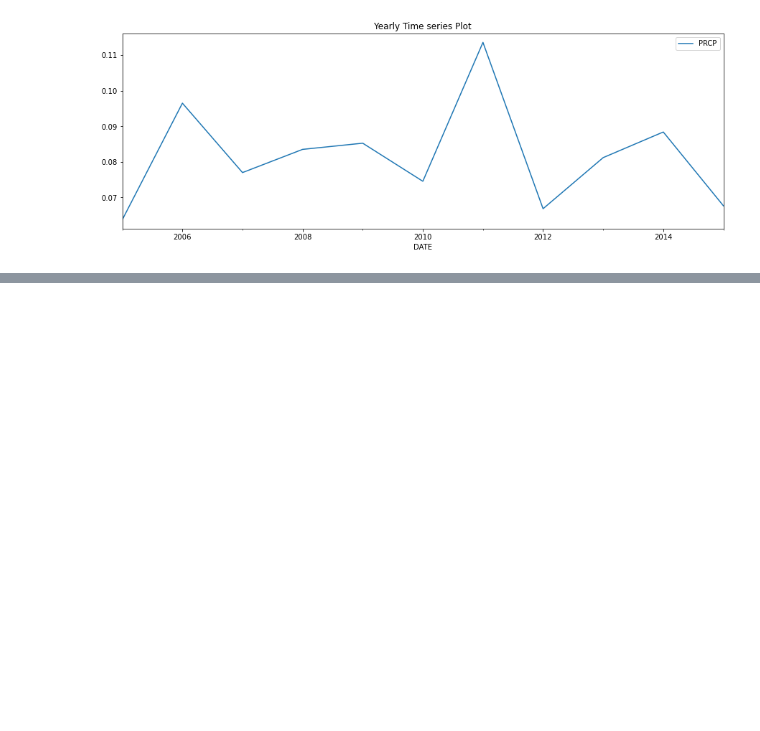
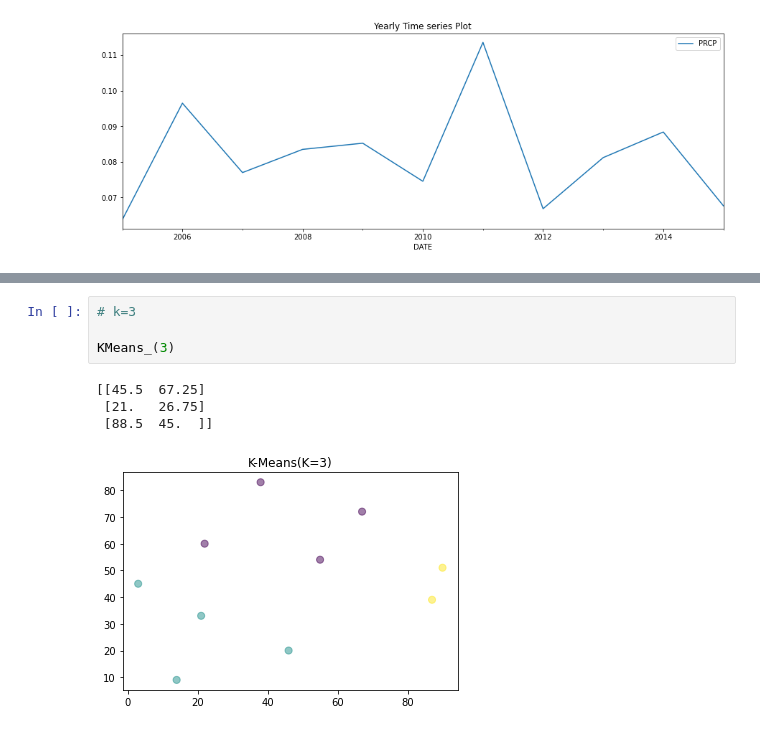
Before and after one commit to pavvankanamarlapudi/Challenges, a Jupyter notebook: Sai/Assignment-6/Assignment.ipynb, the cells around one changed output, grey strips where cells are left out. Drawn from its saved outputs; the diff is of its cells as text; blank space fills up the shorter version.

```diff
--- a/Sai/Assignment-6/Assignment.ipynb
+++ b/Sai/Assignment-6/Assignment.ipynb
@@ -183,0 +318,9 @@ plt.show()
+# %%
+# k=3
+
+KMeans_(3)
+# %% [output]
+[[45.5  67.25]
+ [21.   26.75]
+ [88.5  45.  ]]
+[figure, added]
```
Also changed, not shown: parts of 33 cells of this notebook.
